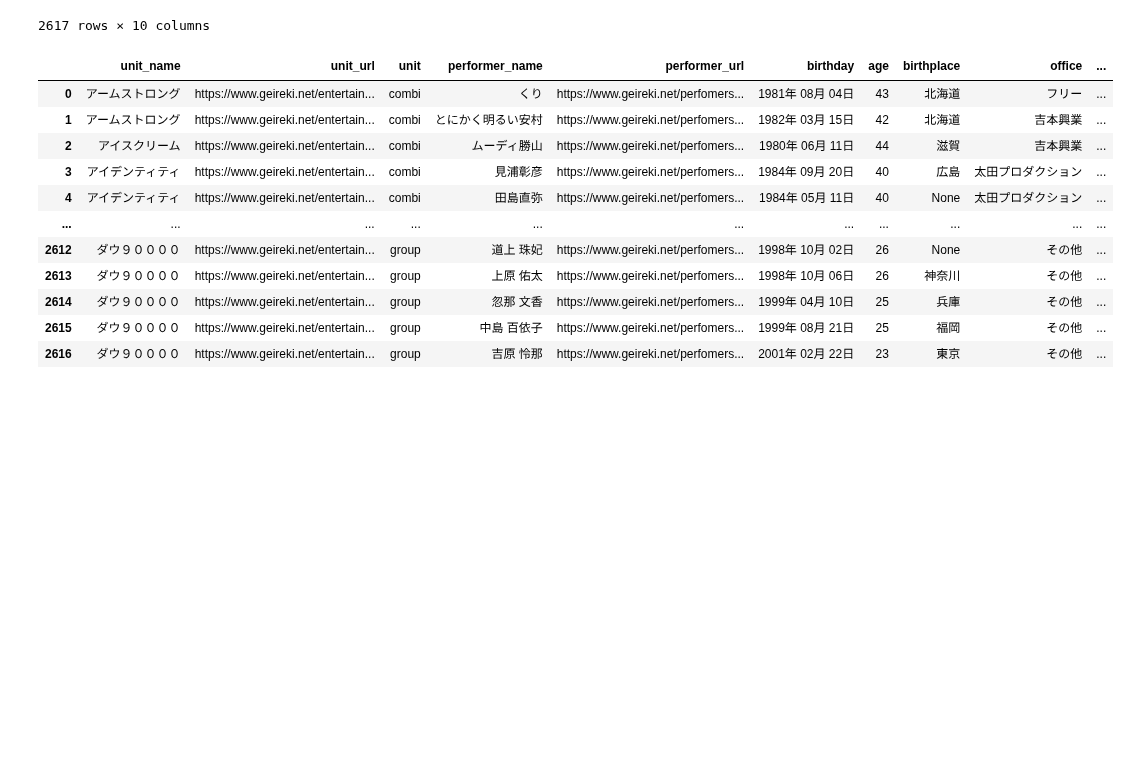
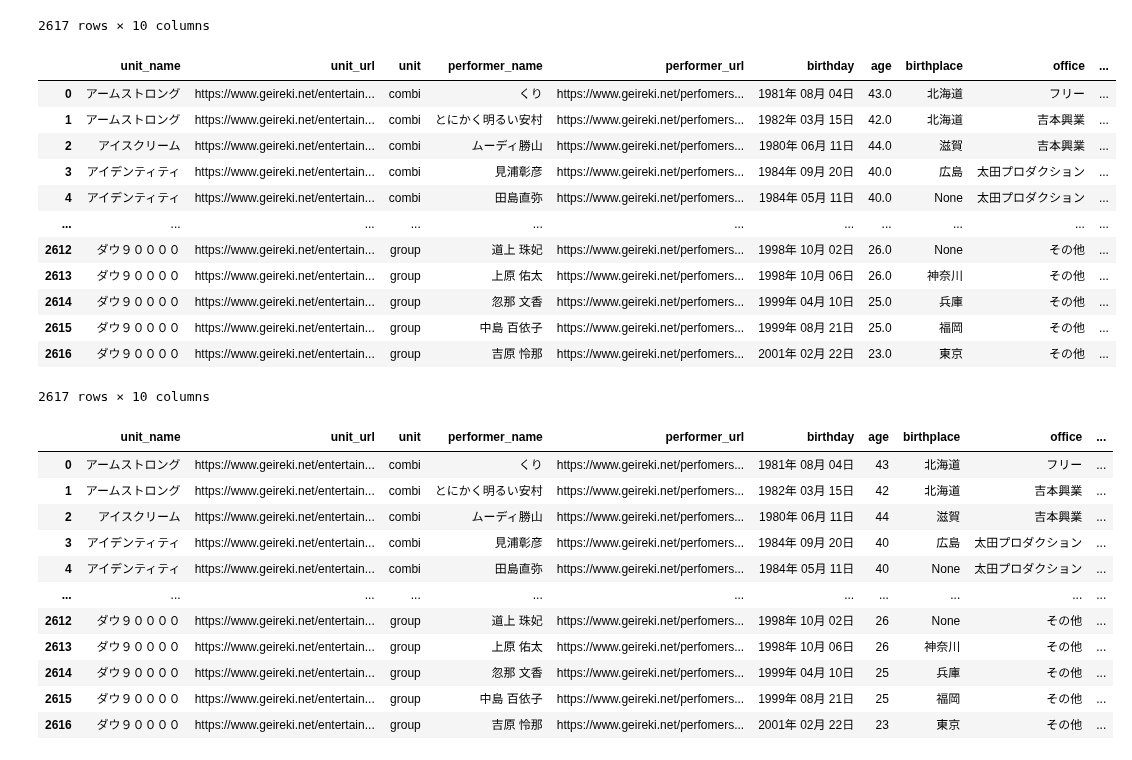
Before and after one commit to umenerineri/infovis-notebooks, a Jupyter notebook: final_project/project_additional.ipynb, the cells around one changed output. Saved outputs shown, nothing was run; the diff lists cells and outputs as text; code cells hidden in the pictures; blank space fills up the shorter version.

Commit message:
0 --> None

```diff
--- a/final_project/project_additional.ipynb
+++ b/final_project/project_additional.ipynb
@@ -454,6 +454,24 @@ no pref in タイ
 | 2615 | ダウ９００００ | https://www.geireki.net/entertain... | group | 中島 百依子 | https://www.geireki.net/perfomers... | 1999年 08月 21日 | 25 | 福岡 | その他 | ... |
 | 2616 | ダウ９００００ | https://www.geireki.net/entertain... | group | 吉原 怜那 | https://www.geireki.net/perfomers... | 2001年 02月 22日 | 23 | 東京 | その他 | ... |
 2617 rows × 10 columns
+# %%
+# No dataが0歳になっているのでNoneに
+performer_data_df_trimmed.loc[performer_data_df_trimmed["age"] == 0, "age"] = None
+performer_data_df_trimmed
+# %% [output]
+|  | unit_name | unit_url | unit | performer_name | performer_url | birthday | age | birthplace | office | ... |
+| 0 | アームストロング | https://www.geireki.net/entertain... | combi | くり | https://www.geireki.net/perfomers... | 1981年 08月 04日 | 43.0 | 北海道 | フリー | ... |
+| 1 | アームストロング | https://www.geireki.net/entertain... | combi | とにかく明るい安村 | https://www.geireki.net/perfomers... | 1982年 03月 15日 | 42.0 | 北海道 | 吉本興業 | ... |
+| 2 | アイスクリーム | https://www.geireki.net/entertain... | combi | ムーディ勝山 | https://www.geireki.net/perfomers... | 1980年 06月 11日 | 44.0 | 滋賀 | 吉本興業 | ... |
+| 3 | アイデンティティ | https://www.geireki.net/entertain... | combi | 見浦彰彦 | https://www.geireki.net/perfomers... | 1984年 09月 20日 | 40.0 | 広島 | 太田プロダクション | ... |
+| 4 | アイデンティティ | https://www.geireki.net/entertain... | combi | 田島直弥 | https://www.geireki.net/perfomers... | 1984年 05月 11日 | 40.0 | None | 太田プロダクション | ... |
+| ... | ... | ... | ... | ... | ... | ... | ... | ... | ... | ... |
+| 2612 | ダウ９００００ | https://www.geireki.net/entertain... | group | 道上 珠妃 | https://www.geireki.net/perfomers... | 1998年 10月 02日 | 26.0 | None | その他 | ... |
+| 2613 | ダウ９００００ | https://www.geireki.net/entertain... | group | 上原 佑太 | https://www.geireki.net/perfomers... | 1998年 10月 06日 | 26.0 | 神奈川 | その他 | ... |
+| 2614 | ダウ９００００ | https://www.geireki.net/entertain... | group | 忽那 文香 | https://www.geireki.net/perfomers... | 1999年 04月 10日 | 25.0 | 兵庫 | その他 | ... |
+| 2615 | ダウ９００００ | https://www.geireki.net/entertain... | group | 中島 百依子 | https://www.geireki.net/perfomers... | 1999年 08月 21日 | 25.0 | 福岡 | その他 | ... |
+| 2616 | ダウ９００００ | https://www.geireki.net/entertain... | group | 吉原 怜那 | https://www.geireki.net/perfomers... | 2001年 02月 22日 | 23.0 | 東京 | その他 | ... |
+2617 rows × 10 columns
 # %%
 # to_csv
 performer_data_df_trimmed.to_csv(os.path.join(folder_name_tidy, "performer_data_trimmed.csv"), index=False)
```
Also changed, not shown: 1 other file.
